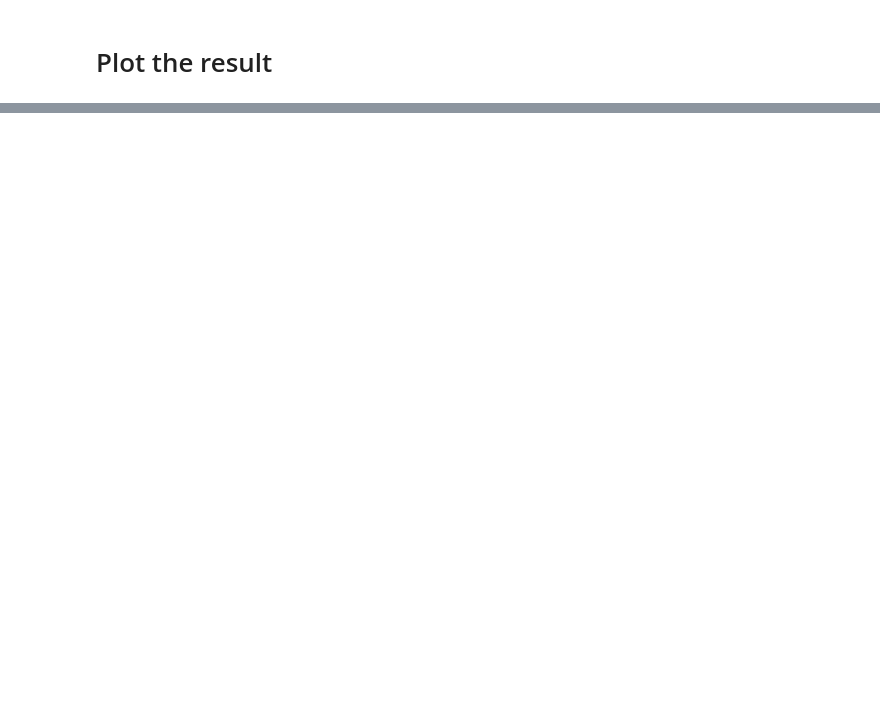
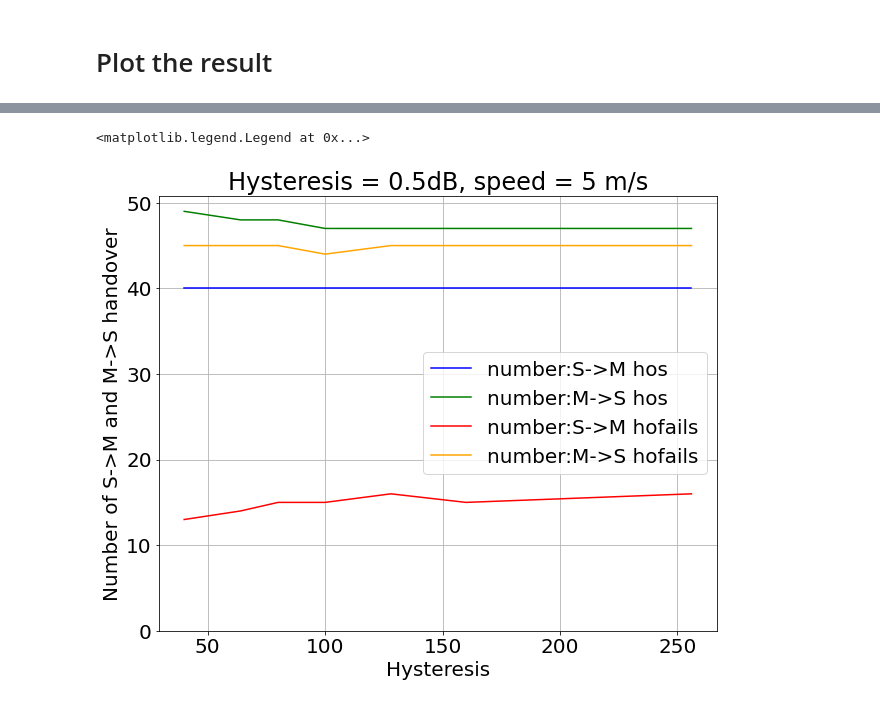
Before and after one commit to MrZHU17/ns3_sem, a Jupyter notebook: ns3-sem-results/lena_hofailure_4cell/A3ho/rngrun1/lena_hofailure_Rngrun1.ipynb, the cells around one changed output, grey strips where cells are left out. Drawn from its saved outputs; the diff is of its cells as text; code cells hidden in the pictures; blank space fills up the shorter version.

```diff
--- a/ns3-sem-results/lena_hofailure_4cell/A3ho/rngrun1/lena_hofailure_Rngrun1.ipynb
+++ b/ns3-sem-results/lena_hofailure_4cell/A3ho/rngrun1/lena_hofailure_Rngrun1.ipynb
@@ -140,0 +226,21 @@ import numpy as np
+# %%
+results_Hys = results[(results['Hysteresis'] == 0.5) & (results['outdoorUeSpeed'] == 10.0)]
+plt.rcParams.update({'font.size':20})
+fig = plt.figure(figsize=(10, 8))
+ax = plt.axes()
+#ax.plot(results_Hys['Hysteresis'], results_Hys['num_HOs'], color = 'blue')
+ax.plot(results_Hys['TimeToTrigger'], results_Hys['num_SMhos'], color = 'blue')
+ax.plot(results_Hys['TimeToTrigger'], results_Hys['num_MShos'], color = 'green')
+ax.plot(results_Hys['TimeToTrigger'], results_Hys['num_SMho_fail'], color = 'red')
+ax.plot(results_Hys['TimeToTrigger'], results_Hys['num_MSho_fail'], color = 'orange')
+
+#ax.plot(results_Hys['Hysteresis'], results_Hys['num_RLFs'], color = 'black')
+ax.grid()
+ax.set_xlabel('Hysteresis')
+ax.set_ylabel('Number of S->M and M->S handover')
+ax.set_title('Hysteresis = 0.5dB, speed = 5 m/s')
+ax.set_ylim(bottom=0)
+ax.legend(['number:S->M hos', 'number:M->S hos','number:S->M hofails','number:M->S hofails'])
+# %% [output]
+<matplotlib.legend.Legend at 0x...>
+[figure, added]
```
Also changed, not shown: parts of 8 cells of this notebook.
